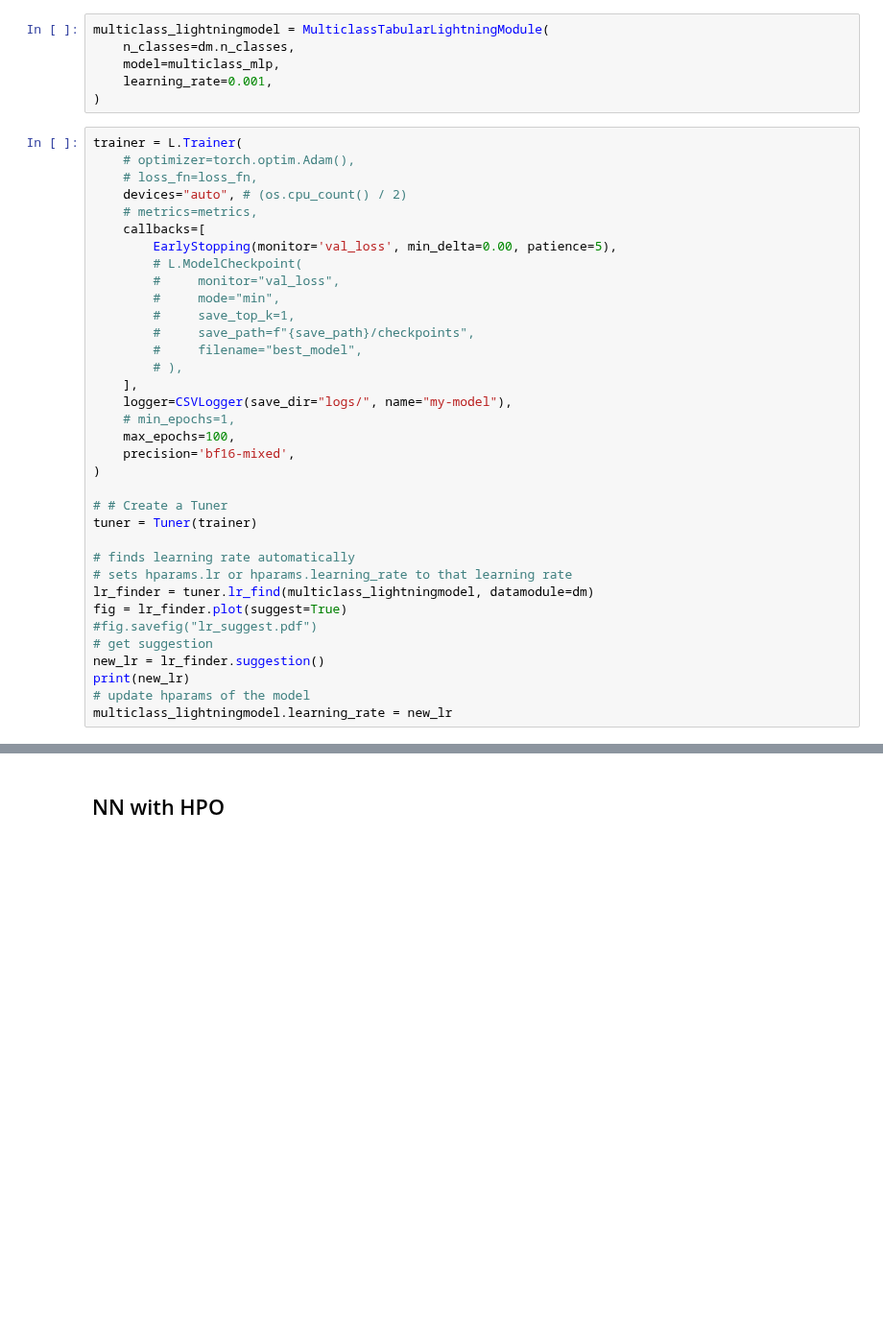
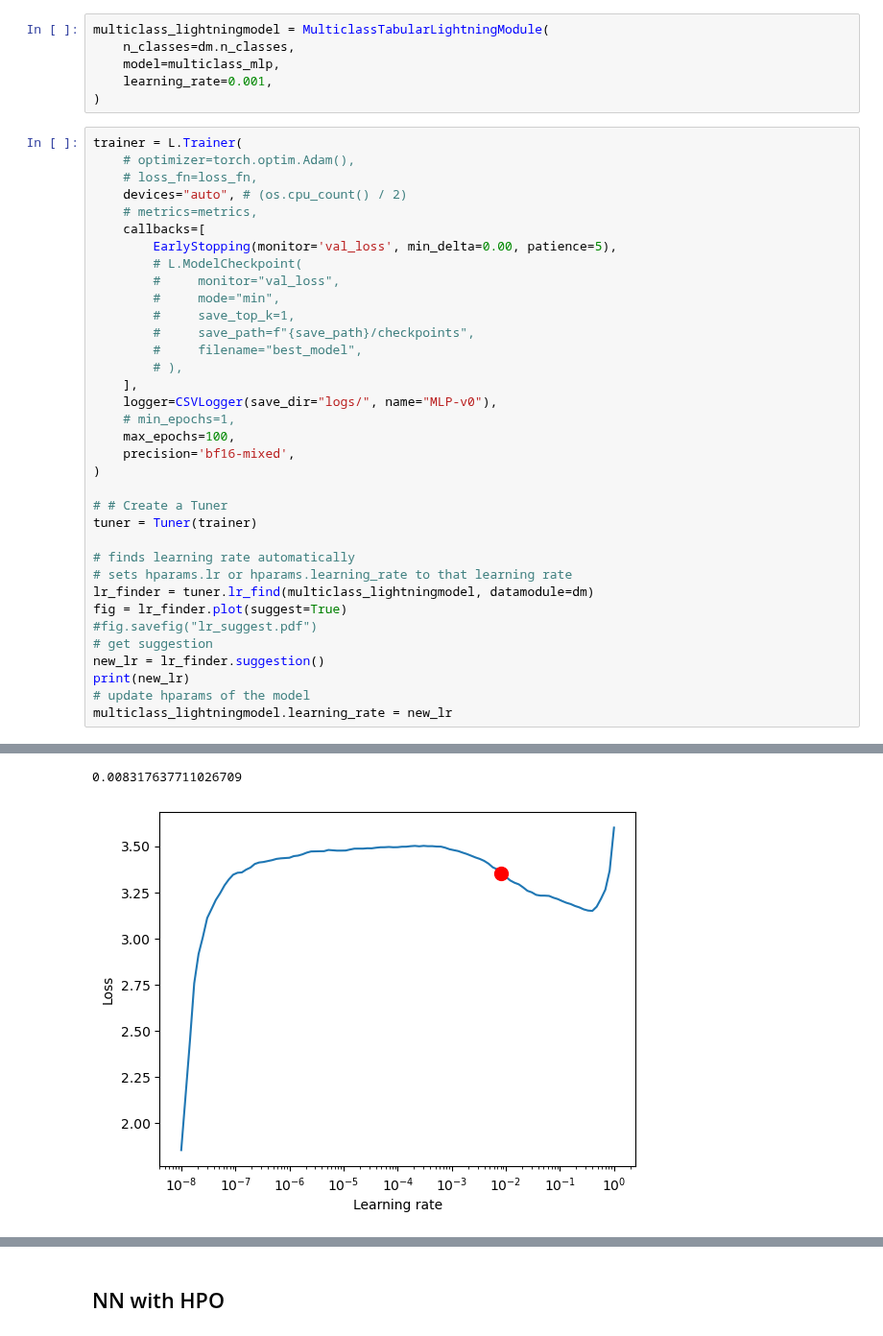
Before and after one commit to tiefenthaler/pytorch-lightning-tabular-classification, a Jupyter notebook: notebooks/20_classification_pipelines_nn_pytorch_optuna.ipynb, the cells around one changed output, grey strips where cells are left out. Shown at 96% size. Saved outputs shown, nothing was run; the diff lists cells and outputs as text; blank space fills up the shorter version.

```diff
--- a/notebooks/20_classification_pipelines_nn_pytorch_optuna.ipynb
+++ b/notebooks/20_classification_pipelines_nn_pytorch_optuna.ipynb
@@ -781,7 +801,7 @@ trainer = L.Trainer(
         #     filename="best_model",
         # ),
     ],
-    logger=CSVLogger(save_dir="logs/", name="my-model"),
+    logger=CSVLogger(save_dir="logs/", name="MLP-v0"),
     # min_epochs=1,
     max_epochs=100,
     precision='bf16-mixed',
@@ -800,3 +820,4 @@ new_lr = lr_finder.suggestion()
 print(new_lr)
 # update hparams of the model
 multiclass_lightningmodel.learning_rate = new_lr
+# %% [output]
@@ -803,3 +832,5 @@ multiclass_lightningmodel.learning_rate = new_lr
+0.008317637711026709
+[figure, added]
 # %%
 # NOTE: train.fit(), .validate(), .test() and .predict() all (re-)run dm.setup() when dataloader(s) are passed to these methods and pass the 'stage' parameter to .setup() to control the creation of the dataloaders.
 #       When a datamodule is passed to these methods, a hook that generates the respective dataloader(s) is called. When
```
Also changed, not shown: parts of 14 cells of this notebook.
